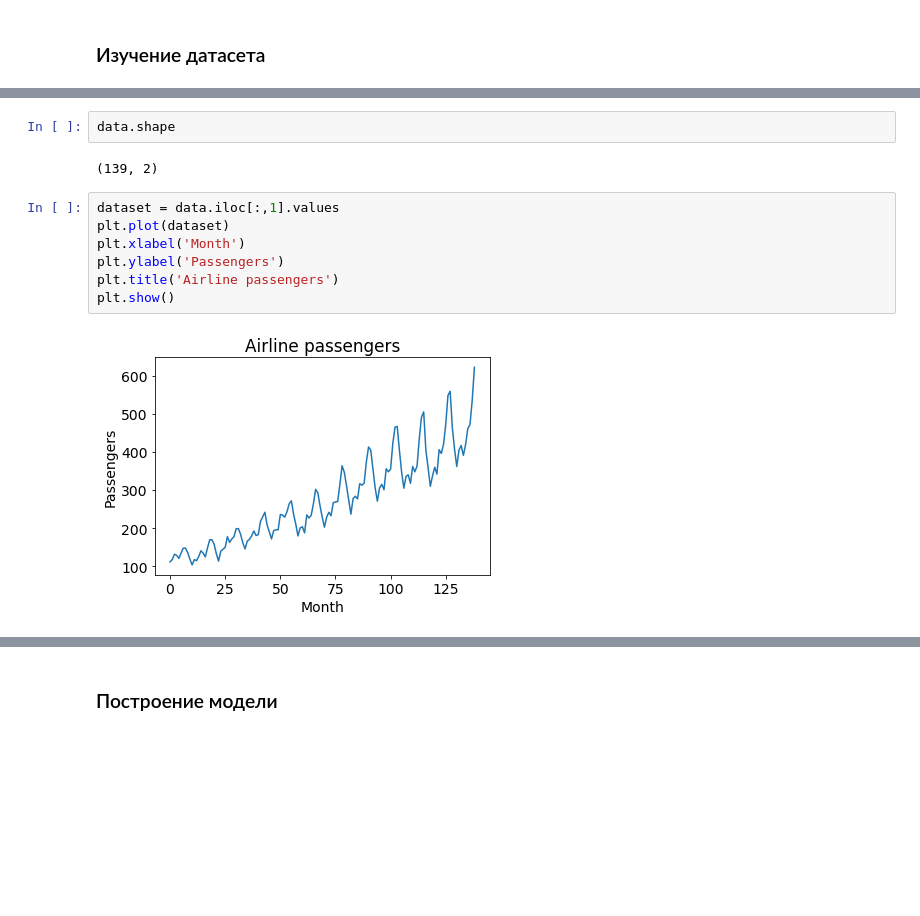
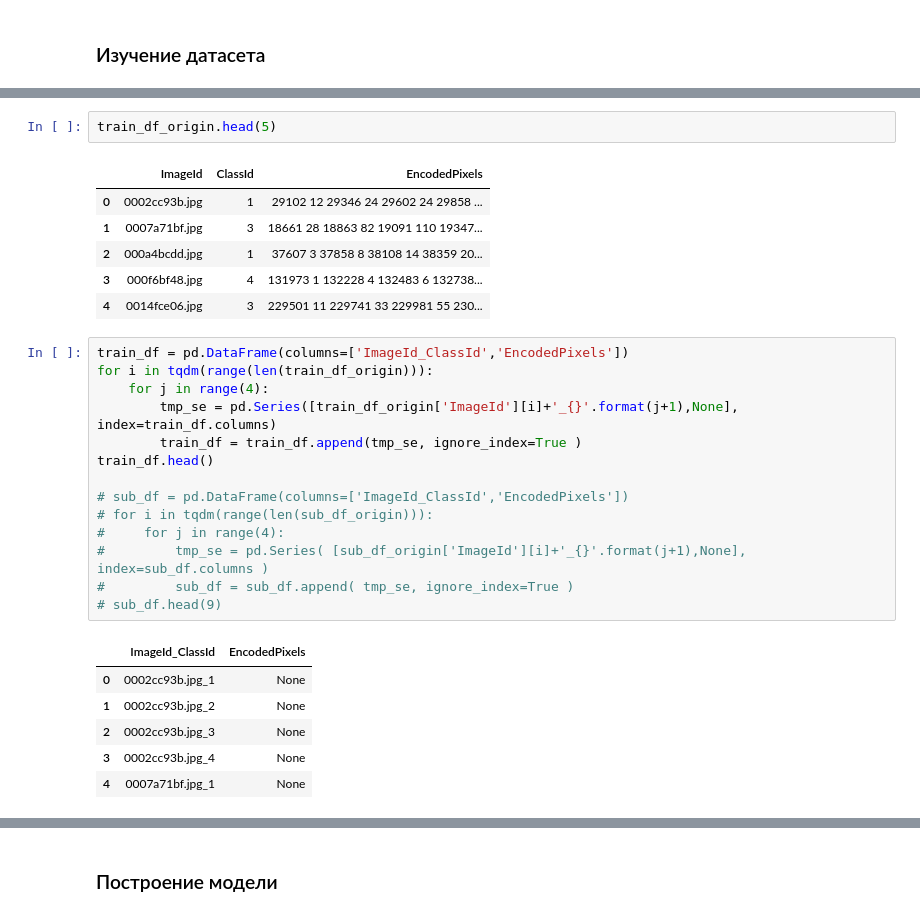
Before and after one commit to Miillya/Geekbrains, a Jupyter notebook: Введение в нейронные сети/Урок 6. Сегментация/hw_06.ipynb, the cells around one changed output, grey strips where cells are left out. Saved outputs shown, nothing was run; the diff lists cells and outputs as text; blank space fills up the shorter version.

```diff
--- a/Введение в нейронные сети/Урок 6. Сегментация/hw_06.ipynb
+++ b/Введение в нейронные сети/Урок 6. Сегментация/hw_06.ipynb
@@ -117,13 +116,30 @@ data.tail()
-# %%
-data.shape
-# %% [output]
-(139, 2)
-# %%
-dataset = data.iloc[:,1].values
-plt.plot(dataset)
-plt.xlabel('Month')
-plt.ylabel('Passengers')
-plt.title('Airline passengers')
-plt.show()
-# %% [output]
-[figure, removed]
+# %%
+train_df_origin.head(5)
+# %% [output]
+|  | ImageId | ClassId | EncodedPixels |
+| 0 | 0002cc93b.jpg | 1 | 29102 12 29346 24 29602 24 29858 ... |
+| 1 | 0007a71bf.jpg | 3 | 18661 28 18863 82 19091 110 19347... |
+| 2 | 000a4bcdd.jpg | 1 | 37607 3 37858 8 38108 14 38359 20... |
+| 3 | 000f6bf48.jpg | 4 | 131973 1 132228 4 132483 6 132738... |
+| 4 | 0014fce06.jpg | 3 | 229501 11 229741 33 229981 55 230... |
+# %%
+train_df = pd.DataFrame(columns=['ImageId_ClassId','EncodedPixels'])
+for i in tqdm(range(len(train_df_origin))):
+    for j in range(4):
+        tmp_se = pd.Series([train_df_origin['ImageId'][i]+'_{}'.format(j+1),None], index=train_df.columns)
+        train_df = train_df.append(tmp_se, ignore_index=True )
+train_df.head()
+
+# sub_df = pd.DataFrame(columns=['ImageId_ClassId','EncodedPixels'])
+# for i in tqdm(range(len(sub_df_origin))):
+#     for j in range(4):
+#         tmp_se = pd.Series( [sub_df_origin['ImageId'][i]+'_{}'.format(j+1),None], index=sub_df.columns )
+#         sub_df = sub_df.append( tmp_se, ignore_index=True )
+# sub_df.head(9)
+# %% [output]
+|  | ImageId_ClassId | EncodedPixels |
+| 0 | 0002cc93b.jpg_1 | None |
+| 1 | 0002cc93b.jpg_2 | None |
+| 2 | 0002cc93b.jpg_3 | None |
+| 3 | 0002cc93b.jpg_4 | None |
+| 4 | 0007a71bf.jpg_1 | None |
```
Also changed, not shown: parts of 69 cells of this notebook.
